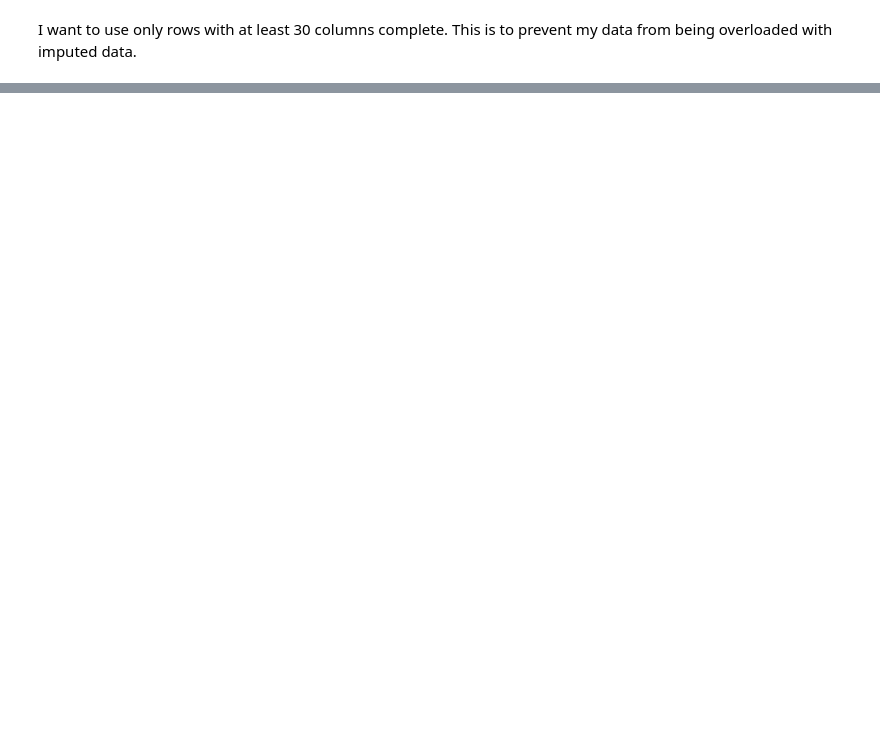
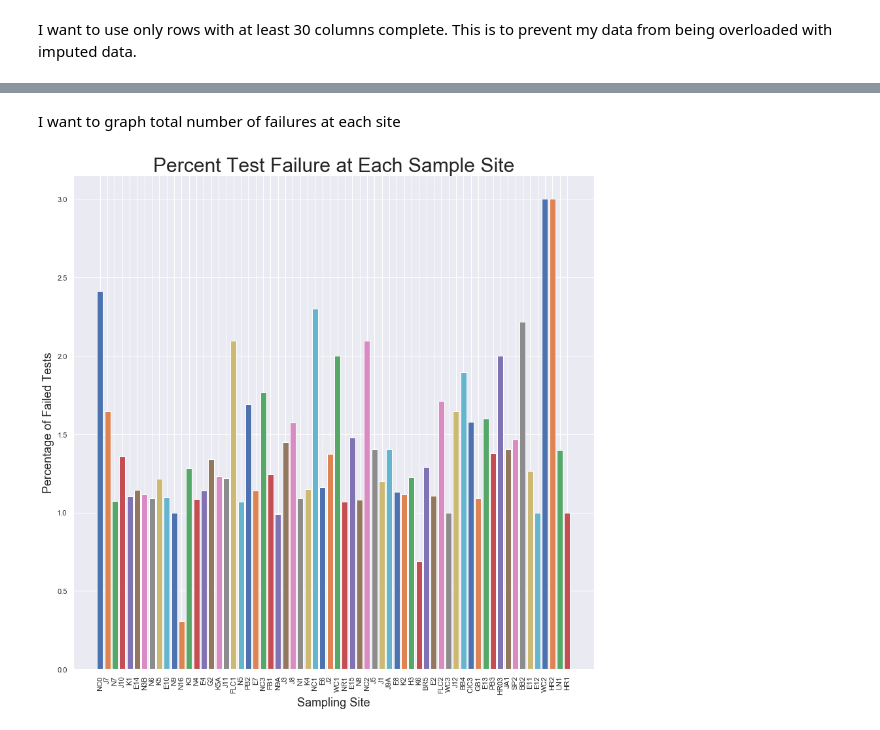
Before and after one commit to dradamski/capstone-two, a Jupyter notebook: notebooks/Data Exploration.ipynb, the cells around one changed output, grey strips where cells are left out. Drawn from its saved outputs; the diff is of its cells as text; code cells hidden in the pictures; blank space fills up the shorter version.

```diff
--- a/notebooks/Data Exploration.ipynb
+++ b/notebooks/Data Exploration.ipynb
@@ -513,0 +360,6 @@ wet_df.corr()
+# %%
+ffill_df = pd.DataFrame()
+for site in wq_df['Sampling Location'].unique():
+    site_df = wq_df[wq_df['Sampling Location'] == site].sort_values(by='Sample Date')
+    site_df = site_df.fillna(method='ffill')
+    ffill_df = ffill_df.append(site_df)
@@ -513,0 +512,22 @@ wet_df.corr()
+# %% [markdown]
+I want to graph total number of failures at each site
+# %%
+_ = plt.figure(figsize=(12, 12))
+
+for location in final_df['Sampling Location'].unique():
+    num = final_df[final_df['Sampling Location'] == location].loc[:, fail_col].sum().sum()
+    den = final_df[final_df['Sampling Location'] == location].shape[0]
+    ht = num / den
+
+_ = plt.bar(x = location,
+            height = ht)
+
+_ = plt.title('Percent Test Failure at Each Sample Site',
+             fontsize=30)
+_ = plt.xlabel('Sampling Site', fontsize=18)
+_ = plt.ylabel('Percentage of Failed Tests', fontsize=18)
+plt.xticks(rotation='vertical')
+plt.tight_layout()
+plt.show()
+# %% [output]
+[figure, added]
```
Also changed, not shown: parts of 40 cells of this notebook.
